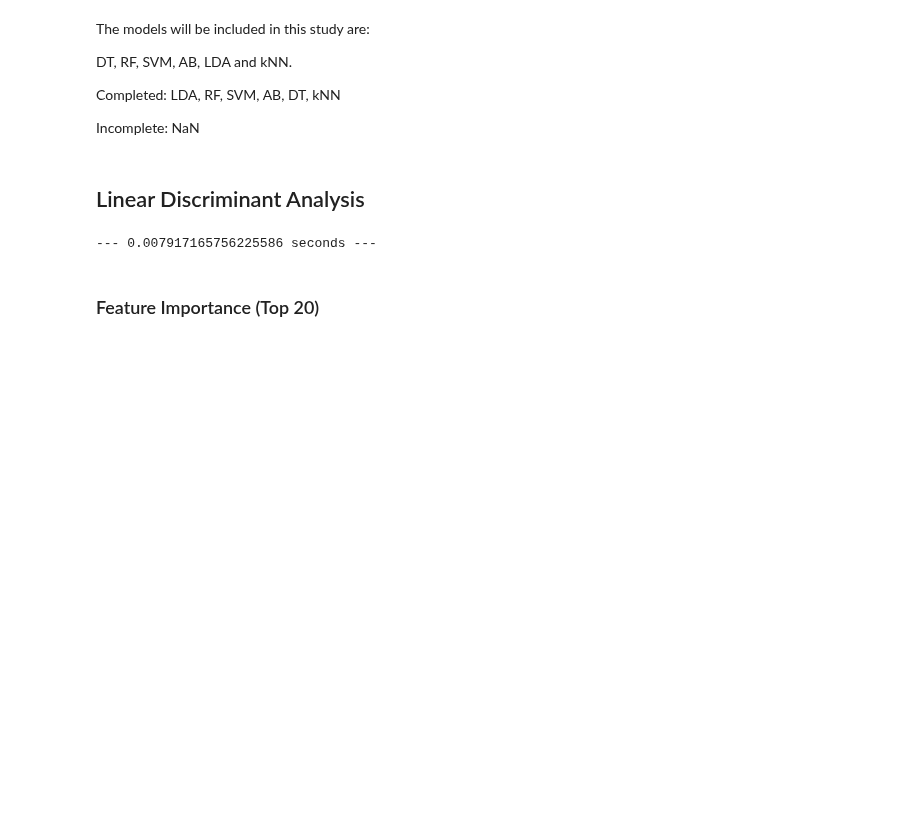
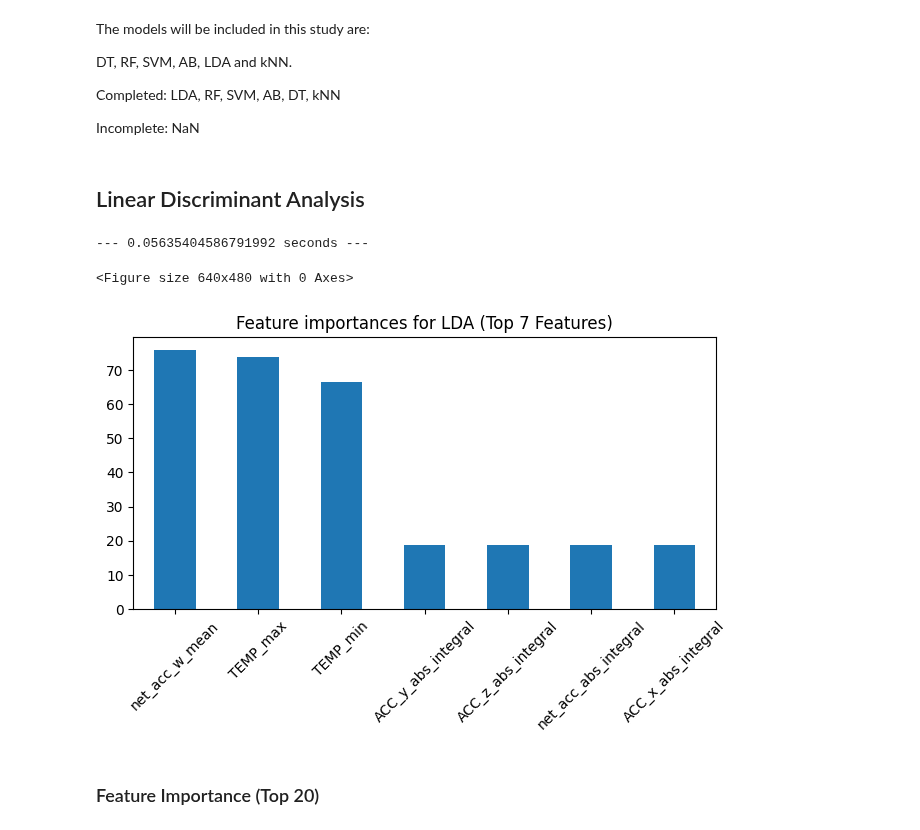
Before and after one commit to AbdulAlkurdi/anxietyFB, a Jupyter notebook: Study2.ipynb, the cells around one changed output. Cells and saved outputs as stored; diff of their text form; code cells hidden in the pictures; blank space fills up the shorter version.

```diff
--- a/Study2.ipynb
+++ b/Study2.ipynb
@@ -268,12 +269,29 @@ Completed: LDA, RF, SVM, AB, DT, kNN
 Incomplete: NaN
 # %% [markdown]
 ## Linear Discriminant Analysis
-# %%
-start_time = time()
-lda_baseline_acc = run_lda(X_train, X_test, y_train, y_test)
-print("--- %s seconds ---" % (time() - start_time))
-# %% [output]
---- 0.007917165756225586 seconds ---
+# %%
+start_time = time()
+lda_baseline_acc = run_lda(X_train, X_test, y_train, y_test)
+lda_coefs = lda_baseline_acc['FI']
+print("--- %s seconds ---" % (time() - start_time))
+
+lda_importances = pd.Series(abs(lda_coefs[0]), index=features).sort_values(ascending=False)
+
+
+# Sort the feature importances in descending order and select the top 5
+top_5_importances = lda_importances.sort_values(ascending=False).head(7)
+plt.figure()
+fig, ax = plt.subplots()
+top_5_importances.plot.bar(ax=ax)
+ax.set_title("Feature importances for LDA (Top 7 Features)")
+#ax.set_ylabel("Mean decrease in impurity")
+fig.tight_layout()
+ax.set_xticklabels(top_5_importances.index, rotation=45)
+plt.show()
+# %% [output]
+--- 0.05635404586791992 seconds ---
+<Figure size 640x480 with 0 Axes>
+[figure, added]
 # %% [markdown]
 ### Feature Importance (Top 20)
 # %% [markdown]
```
Also changed, not shown: parts of 41 cells of this notebook, 7 other files.
